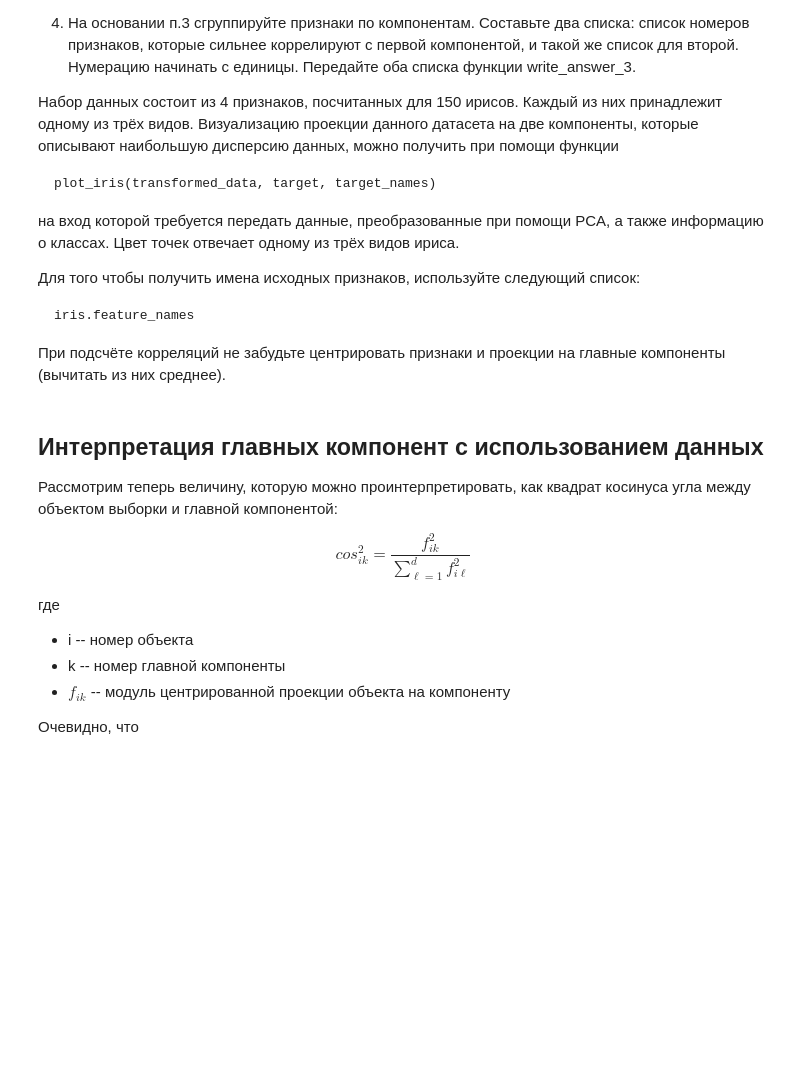
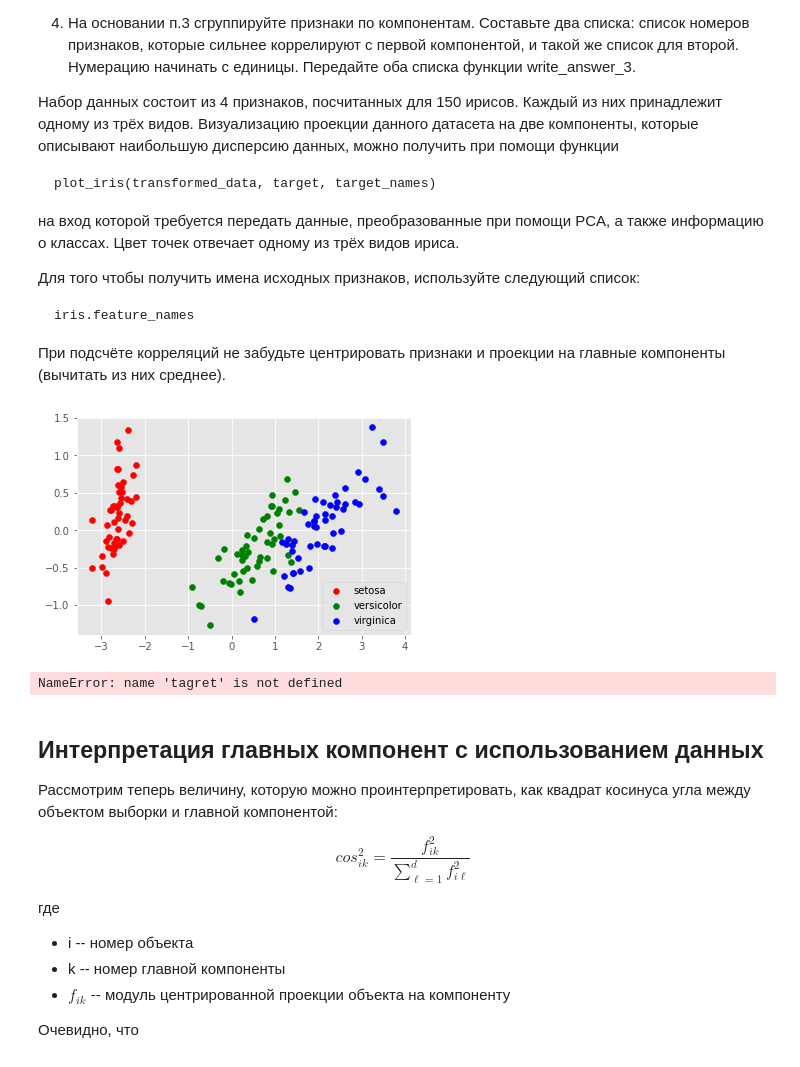
Before and after one commit to RBVV23/Coursera, a Jupyter notebook: Поиск структуры в данных/Week_2/Project_1/main_2.ipynb, the cells around one changed output. Drawn from its saved outputs; the diff is of its cells as text; code cells hidden in the pictures; blank space fills up the shorter version.

```diff
--- a/Поиск структуры в данных/Week_2/Project_1/main_2.ipynb
+++ b/Поиск структуры в данных/Week_2/Project_1/main_2.ipynb
@@ -357,6 +441,17 @@ target = iris.target
 target_names = iris.target_names
 
 # place your code here
+# %%
+model = PCA(n_components=2)
+model.fit(data)
+transformed_data = model.transform(data)
+
+plot_iris(transformed_data, target, target_names)
+centered_target = target - tagret.mean()
+centered_target
+# %% [output]
+[figure, added]
+NameError: name 'tagret' is not defined
 # %% [markdown]
 ## Интерпретация главных компонент с использованием данных
 
```
Also changed, not shown: parts of 8 cells of this notebook.
